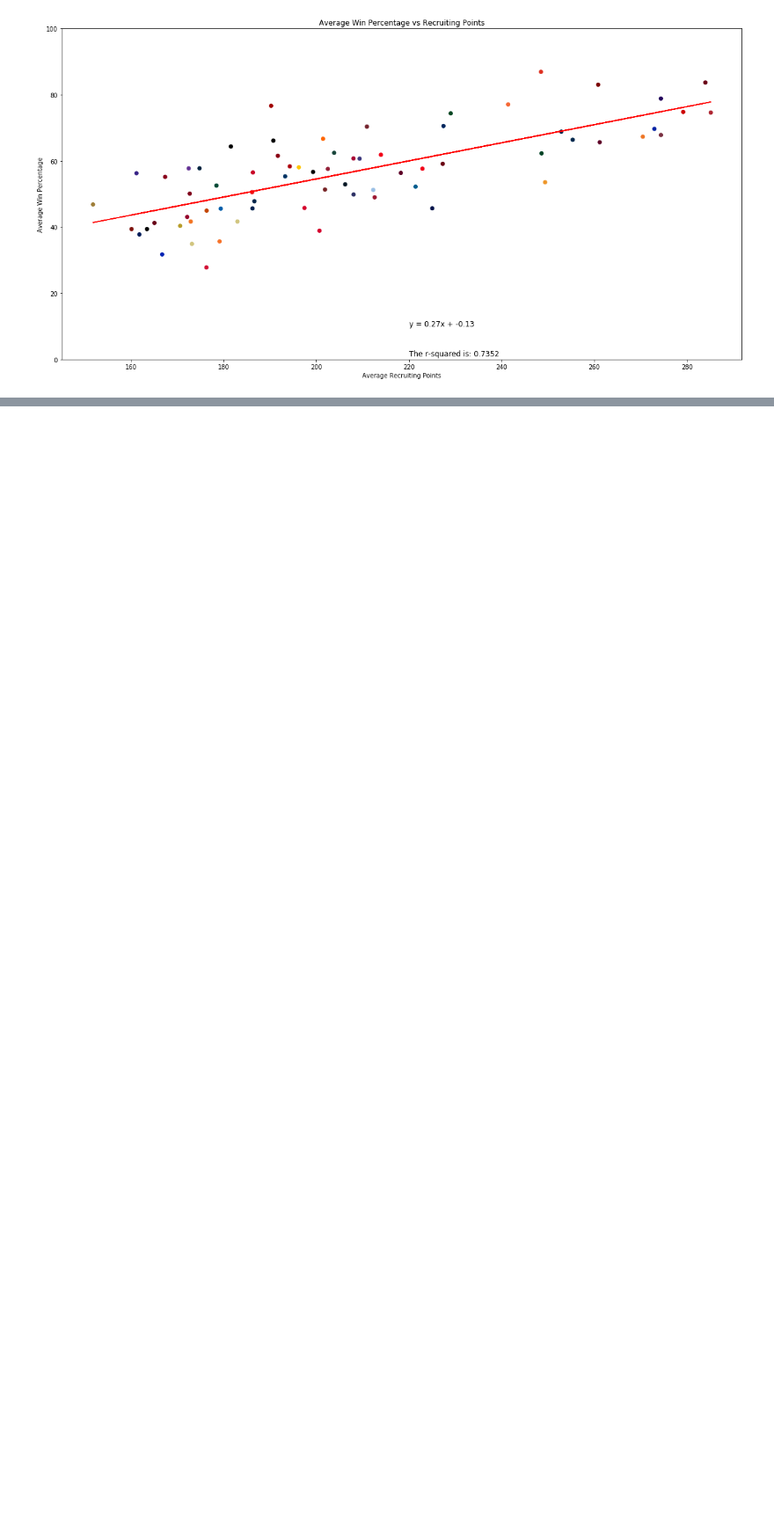
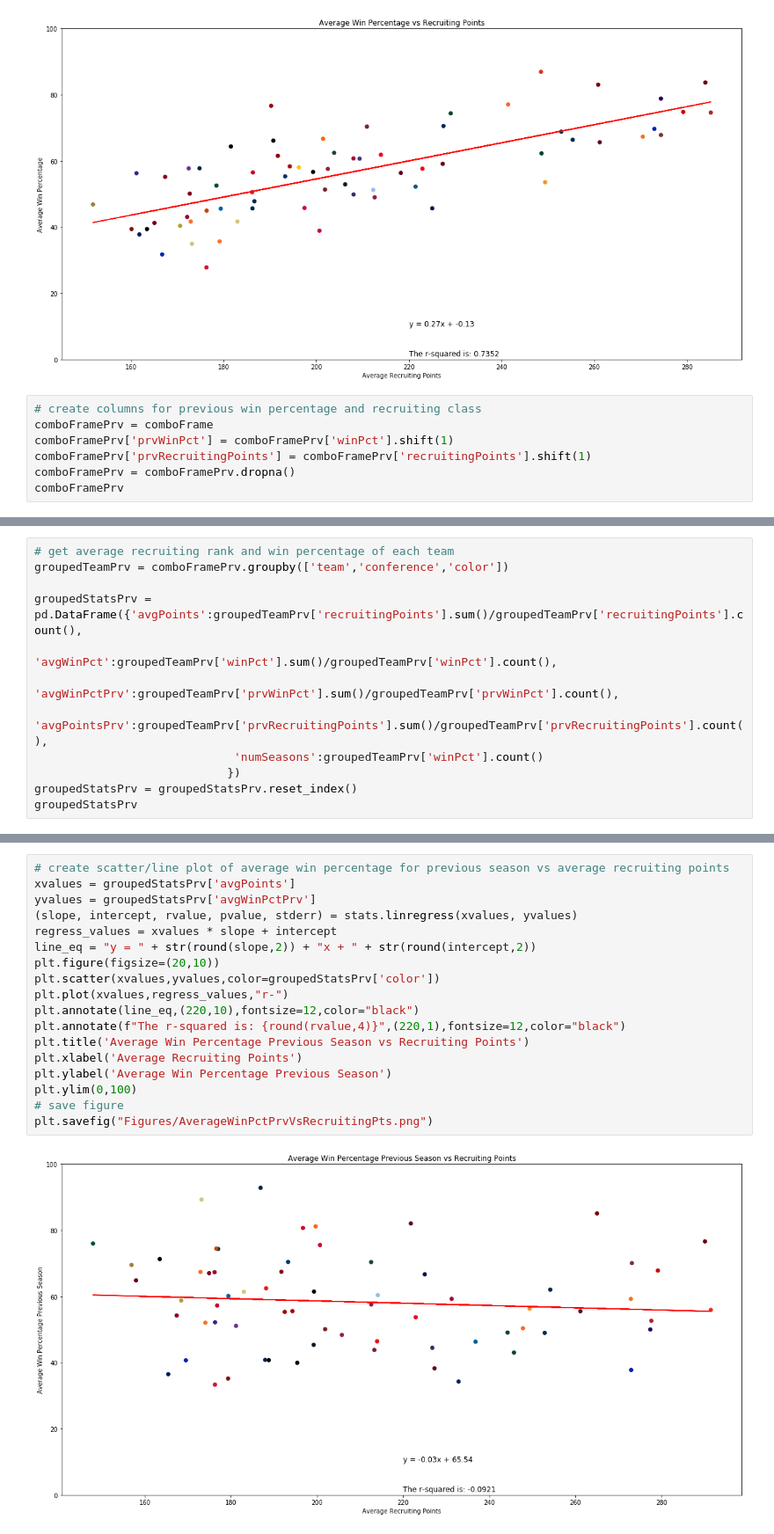
Before and after one commit to bdowd91/Project-1, a Jupyter notebook: recruitingAnalysis.ipynb, the cells around one changed output, grey strips where cells are left out. Shown at 88% size. Cells and saved outputs as stored; diff of their text form; blank space fills up the shorter version.

```diff
--- a/recruitingAnalysis.ipynb
+++ b/recruitingAnalysis.ipynb
@@ -65,3 +65,10 @@ plt.ylim(0,100)
 plt.savefig("Figures/AverageWinPctVsRecruitingPts.png")
 # %% [output]
 [figure]
+# %%
+# create columns for previous win percentage and recruiting class
+comboFramePrv = comboFrame
+comboFramePrv['prvWinPct'] = comboFramePrv['winPct'].shift(1)
+comboFramePrv['prvRecruitingPoints'] = comboFramePrv['recruitingPoints'].shift(1)
+comboFramePrv = comboFramePrv.dropna()
+comboFramePrv
@@ -67,0 +89,12 @@ plt.savefig("Figures/AverageWinPctVsRecruitingPts.png")
+# %%
+# get average recruiting rank and win percentage of each team
+groupedTeamPrv = comboFramePrv.groupby(['team','conference','color'])
+
+groupedStatsPrv = pd.DataFrame({'avgPoints':groupedTeamPrv['recruitingPoints'].sum()/groupedTeamPrv['recruitingPoints'].count(),
+                             'avgWinPct':groupedTeamPrv['winPct'].sum()/groupedTeamPrv['winPct'].count(),
+                             'avgWinPctPrv':groupedTeamPrv['prvWinPct'].sum()/groupedTeamPrv['prvWinPct'].count(),
+                             'avgPointsPrv':groupedTeamPrv['prvRecruitingPoints'].sum()/groupedTeamPrv['prvRecruitingPoints'].count(),
+                             'numSeasons':groupedTeamPrv['winPct'].count()
+                            })
+groupedStatsPrv = groupedStatsPrv.reset_index()
+groupedStatsPrv
@@ -67,0 +115,20 @@ plt.savefig("Figures/AverageWinPctVsRecruitingPts.png")
+# %%
+# create scatter/line plot of average win percentage for previous season vs average recruiting points
+xvalues = groupedStatsPrv['avgPoints']
+yvalues = groupedStatsPrv['avgWinPctPrv']
+(slope, intercept, rvalue, pvalue, stderr) = stats.linregress(xvalues, yvalues)
+regress_values = xvalues * slope + intercept
+line_eq = "y = " + str(round(slope,2)) + "x + " + str(round(intercept,2))
+plt.figure(figsize=(20,10))
+plt.scatter(xvalues,yvalues,color=groupedStatsPrv['color'])
+plt.plot(xvalues,regress_values,"r-")
+plt.annotate(line_eq,(220,10),fontsize=12,color="black")
+plt.annotate(f"The r-squared is: {round(rvalue,4)}",(220,1),fontsize=12,color="black")
+plt.title('Average Win Percentage Previous Season vs Recruiting Points')
+plt.xlabel('Average Recruiting Points')
+plt.ylabel('Average Win Percentage Previous Season')
+plt.ylim(0,100)
+# save figure
+plt.savefig("Figures/AverageWinPctPrvVsRecruitingPts.png")
+# %% [output]
+[figure, added]
```
Also changed, not shown: parts of 9 cells of this notebook, 19 other files.
